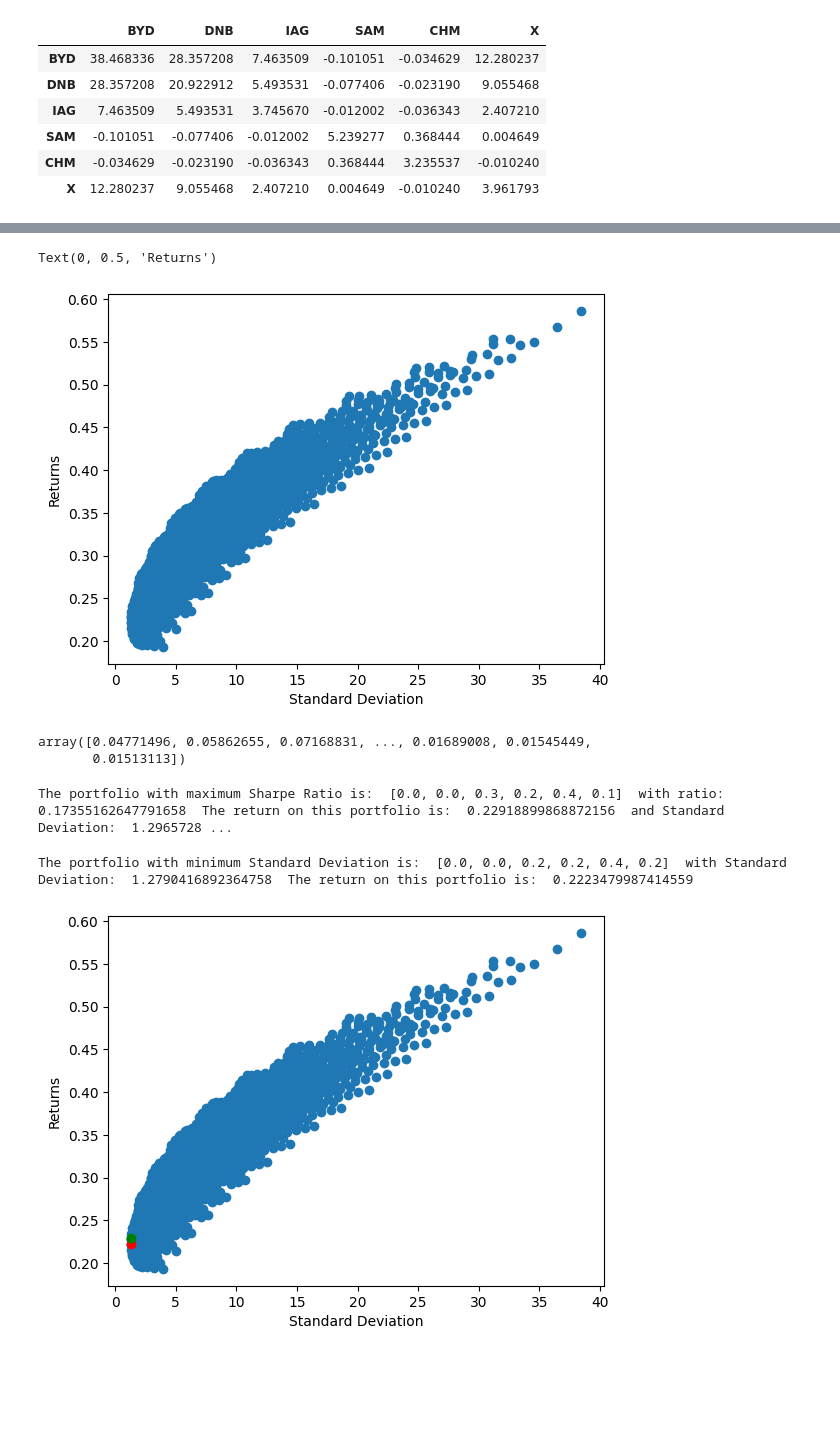
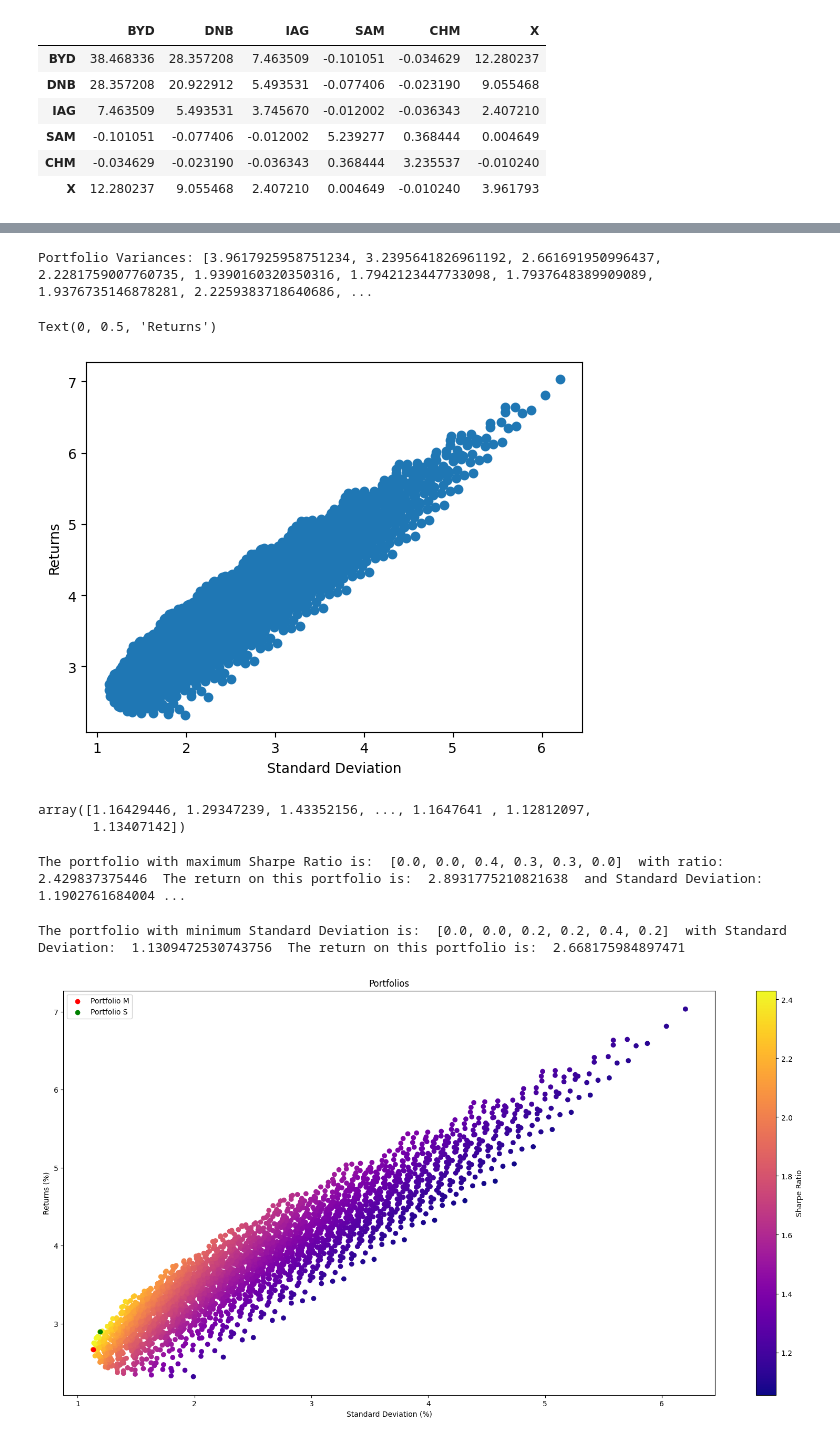
Before and after one commit to xwj0109/PTCW, a Jupyter notebook: MCrisk.ipynb, the cells around one changed output, grey strips where cells are left out. Saved outputs shown, nothing was run; the diff lists cells and outputs as text; code cells hidden in the pictures; blank space fills up the shorter version.

```diff
--- a/MCrisk.ipynb
+++ b/MCrisk.ipynb
@@ -10,8 +10,8 @@ data = data.iloc[:121,:]
 stocks = data.loc[:,['BYD','DNB','IAG','SAM','CHM','X']]
 
 returns = stocks.pct_change()
-std = returns.std()
-mean = returns.mean()
+std = returns.std() * np.sqrt(12)
+mean = returns.mean() * 12
 
 
 returns
@@ -33,6 +43,6 @@ returns
 # %%
 #asssume the risk free of 0.5%, calculate the excess return for each stock
-R_f = 0.05
-excessret = mean - R_f /12
+R_f = 0.001
+excessret = mean - R_f
 excessret
 # %% [output]
@@ -90,16 +102,22 @@ portfolio_rets = [sum(weights) for weights in weighted_ret]
 # w^T mean method
 portfolio_rets2 = np.dot(normalized_permutations, mean)
 # %%
-
-
-portfolio_std = []
+# Initialize an empty list to store portfolio variances
+portfolio_variances = []
 
 # Iterate over each normalized permutation of weights
 for weights in normalized_permutations:
     # Calculate portfolio variance using the given formula
-    portfolio_variance = (np.dot(weights, np.dot(VarCov_Mat, weights)))
+    portfolio_variance = np.dot(np.dot(np.transpose(weights),VarCov_Mat),weights)
     # Append the portfolio variance to the list
-    portfolio_std.append(portfolio_variance)
+    portfolio_variances.append(portfolio_variance)
+
+print("Portfolio Variances:", portfolio_variances)
+portfolio_std = np.sqrt(portfolio_variances)
+
+#portfolio_variances = np.dot(np.dot(normalized_permutations, VarCov_Mat), np.transpose(normalized_permutations))
+# %% [output]
+Portfolio Variances: [3.9617925958751234, 3.2395641826961192, 2.661691950996437, 2.2281759007760735, 1.9390160320350316, 1.7942123447733098, 1.7937648389909089, 1.9376735146878281, 2.2259383718640686, ...
 # %%
 import matplotlib.pyplot as plt
 plt.scatter(portfolio_std, portfolio_rets)
@@ -107,13 +125,13 @@ plt.xlabel('Standard Deviation')
 plt.ylabel('Returns')
 # %% [output]
 Text(0, 0.5, 'Returns')
-[figure, old version]
+[figure, new version]
 # %%
-sharpe_portolios = ((portfolio_rets2 - R_f / 12))/ portfolio_std
+sharpe_portolios = ((portfolio_rets2 - R_f ))/ portfolio_std
 sharpe_portolios
 # %% [output]
-array([0.04771496, 0.05862655, 0.07168831, ..., 0.01689008, 0.01545449,
-       0.01513113])
+array([1.16429446, 1.29347239, 1.43352156, ..., 1.1647641 , 1.12812097,
+       1.13407142])
 # %%
 max_sharpe_index = np.argmax(sharpe_portolios)
 max_sharpe = max(sharpe_portolios)
@@ -123,7 +141,7 @@ retmaxsharpe = portfolio_rets[max_sharpe_index]
 stdmaxsharpe = portfolio_std[max_sharpe_index]
 print('The portfolio with maximum Sharpe Ratio is: ', optimal_weights, ' with ratio: ', max_sharpe, ' The return on this portfolio is: ', retmaxsharpe, ' and Standard Deviation: ', stdmaxsharpe)
 # %% [output]
-The portfolio with maximum Sharpe Ratio is:  [0.0, 0.0, 0.3, 0.2, 0.4, 0.1]  with ratio:  0.17355162647791658  The return on this portfolio is:  0.22918899868872156  and Standard Deviation:  1.2965728 ...
+The portfolio with maximum Sharpe Ratio is:  [0.0, 0.0, 0.4, 0.3, 0.3, 0.0]  with ratio:  2.429837375446  The return on this portfolio is:  2.8931775210821638  and Standard Deviation:  1.1902761684004 ...
 # %%
 min_std_index = np.argmin(portfolio_std)
 min_std = min(portfolio_std)
@@ -132,13 +150,17 @@ min_std_weights = normalized_permutations[min_std_index]
 retminstd = portfolio_rets[min_std_index]
 print('The portfolio with minimum Standard Deviation is: ', min_std_weights, ' with Standard Deviation: ', min_std, ' The return on this portfolio is: ', retminstd)
 # %% [output]
-The portfolio with minimum Standard Deviation is:  [0.0, 0.0, 0.2, 0.2, 0.4, 0.2]  with Standard Deviation:  1.2790416892364758  The return on this portfolio is:  0.2223479987414559
+The portfolio with minimum Standard Deviation is:  [0.0, 0.0, 0.2, 0.2, 0.4, 0.2]  with Standard Deviation:  1.1309472530743756  The return on this portfolio is:  2.668175984897471
 # %%
-plt.scatter(portfolio_std, portfolio_rets)
-plt.scatter(min_std, retminstd, color='r')
-plt.scatter(stdmaxsharpe, retmaxsharpe, color='g')
-plt.xlabel('Standard Deviation')
-plt.ylabel('Returns')
+plt.figure(figsize=(20, 10))
+plt.scatter(portfolio_std, portfolio_rets, c=sharpe_portolios, cmap='plasma')
+plt.colorbar(label='Sharpe Ratio')
+plt.scatter(min_std, retminstd, color='r', label='Portfolio M')
+plt.scatter(stdmaxsharpe, retmaxsharpe, color='g', label='Portfolio S')
+plt.legend(loc='upper left')
+plt.title('Portfolios')
+plt.xlabel('Standard Deviation (%)')
+plt.ylabel('Returns (%)')
 plt.show()
 # %% [output]
-[figure, old version]
+[figure, new version]
```
Also changed, not shown: parts of 10 cells of this notebook.
